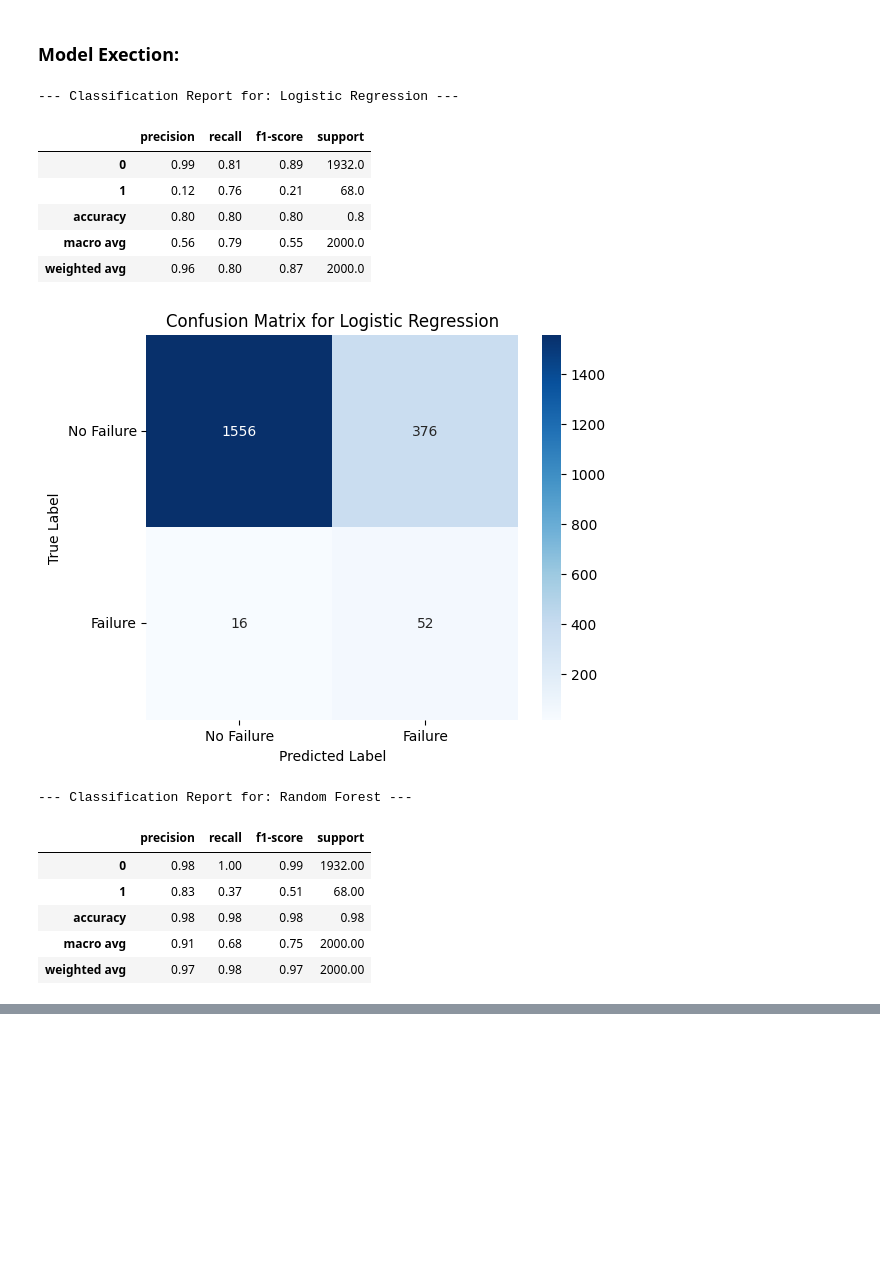
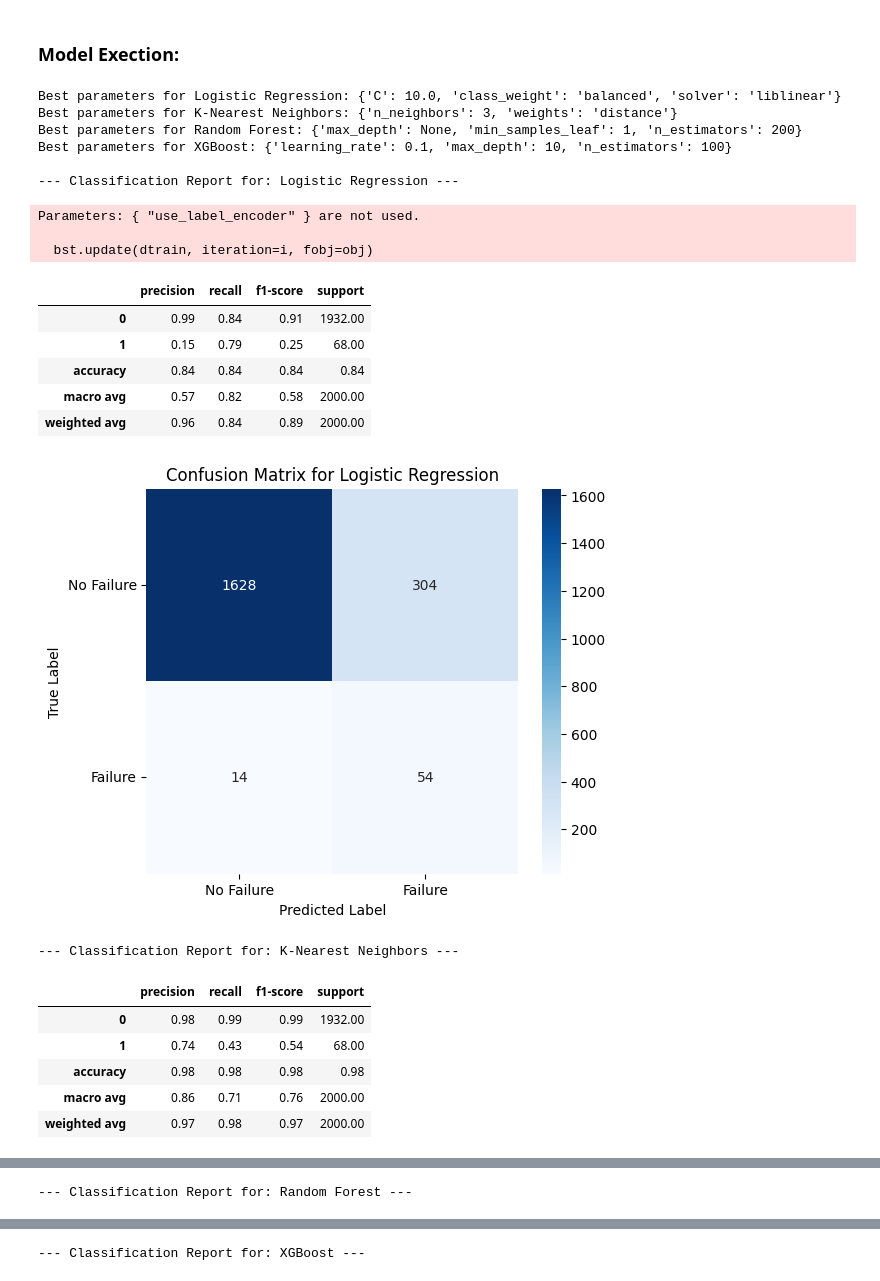
Before and after one commit to wsj20/predictive-maintenance-sklearn, a Jupyter notebook: notebooks/Predictive Maintenance.ipynb, the cells around one changed output, grey strips where cells are left out. Drawn from its saved outputs; the diff is of its cells as text; code cells hidden in the pictures; blank space fills up the shorter version.

```diff
--- a/notebooks/Predictive Maintenance.ipynb
+++ b/notebooks/Predictive Maintenance.ipynb
@@ -171,24 +258,66 @@ def evaluate_models(X_test, y_test, models):
+# %%
+def plot_all_feature_importances(models, feature_names):
+    for name, model in models.items():
+
+        if hasattr(model, 'feature_importances_'):
+            importances = model.feature_importances_
+            title = f"Feature Importance for {name}"
+
+        elif hasattr(model, 'coef_'):
+            importances = np.abs(model.coef_[0])
+            title = f"Coefficient Importance for {name}"
+
+        else:
+            print(f"\nFeature importance not available for {name}")
+            continue
+
+        feature_importance_series = pd.Series(importances, index=feature_names)
+        feature_importance_series = feature_importance_series.sort_values(ascending=False)
+
+        plt.figure(figsize=(10, 6))
+        sea.barplot(x=feature_importance_series, y=feature_importance_series.index)
+
+        plt.title(title)
+        plt.xlabel('Importance Score')
+        plt.ylabel('Features')
+        plt.show()
 # %% [markdown]
 ### Model Exection:
 # %%
-X_train_scaled, X_test_scaled, y_train, y_test = data_preprocess(df)
+#Preprocess
+X_train_scaled, X_test_scaled, y_train, y_test, feature_names = data_preprocess(df)
 
-models = train_models(X_train_scaled, y_train)
+#Base Models
+base_models = train_models(X_train_scaled, y_train)
 
-evaluate_models(X_test_scaled, y_test, models)
+#Parameter tuned models
+best_models = tune_all_models(X_train_scaled, y_train)
+
+evaluate_models(X_test_scaled, y_test, best_models)
+evaluate_models(X_test_scaled, y_test, base_models)
+
+plot_all_feature_importances(best_models, feature_names)
 # %% [output]
+Best parameters for Logistic Regression: {'C': 10.0, 'class_weight': 'balanced', 'solver': 'liblinear'}
+Best parameters for K-Nearest Neighbors: {'n_neighbors': 3, 'weights': 'distance'}
+Best parameters for Random Forest: {'max_depth': None, 'min_samples_leaf': 1, 'n_estimators': 200}
+Best parameters for XGBoost: {'learning_rate': 0.1, 'max_depth': 10, 'n_estimators': 100}
+
 --- Classification Report for: Logistic Regression ---
+Parameters: { "use_label_encoder" } are not used.
+
+  bst.update(dtrain, iteration=i, fobj=obj)
 |  | precision | recall | f1-score | support |
-| 0 | 0.99 | 0.81 | 0.89 | 1932.0 |
-| 1 | 0.12 | 0.76 | 0.21 | 68.0 |
-| accuracy | 0.80 | 0.80 | 0.80 | 0.8 |
-| macro avg | 0.56 | 0.79 | 0.55 | 2000.0 |
-| weighted avg | 0.96 | 0.80 | 0.87 | 2000.0 |
+| 0 | 0.99 | 0.84 | 0.91 | 1932.00 |
+| 1 | 0.15 | 0.79 | 0.25 | 68.00 |
+| accuracy | 0.84 | 0.84 | 0.84 | 0.84 |
+| macro avg | 0.57 | 0.82 | 0.58 | 2000.00 |
+| weighted avg | 0.96 | 0.84 | 0.89 | 2000.00 |
-[figure, old version]
+[figure, new version]
---- Classification Report for: Random Forest ---
+--- Classification Report for: K-Nearest Neighbors ---
 |  | precision | recall | f1-score | support |
-| 0 | 0.98 | 1.00 | 0.99 | 1932.00 |
-| 1 | 0.83 | 0.37 | 0.51 | 68.00 |
+| 0 | 0.98 | 0.99 | 0.99 | 1932.00 |
+| 1 | 0.74 | 0.43 | 0.54 | 68.00 |
 | accuracy | 0.98 | 0.98 | 0.98 | 0.98 |
-| macro avg | 0.91 | 0.68 | 0.75 | 2000.00 |
+| macro avg | 0.86 | 0.71 | 0.76 | 2000.00 |
 | weighted avg | 0.97 | 0.98 | 0.97 | 2000.00 |
@@ -195,0 +325 @@ evaluate_models(X_test_scaled, y_test, models)
+--- Classification Report for: Random Forest ---
@@ -195,0 +333 @@ evaluate_models(X_test_scaled, y_test, models)
+--- Classification Report for: XGBoost ---
```
Also changed, not shown: parts of 20 cells of this notebook, 2 other files.
